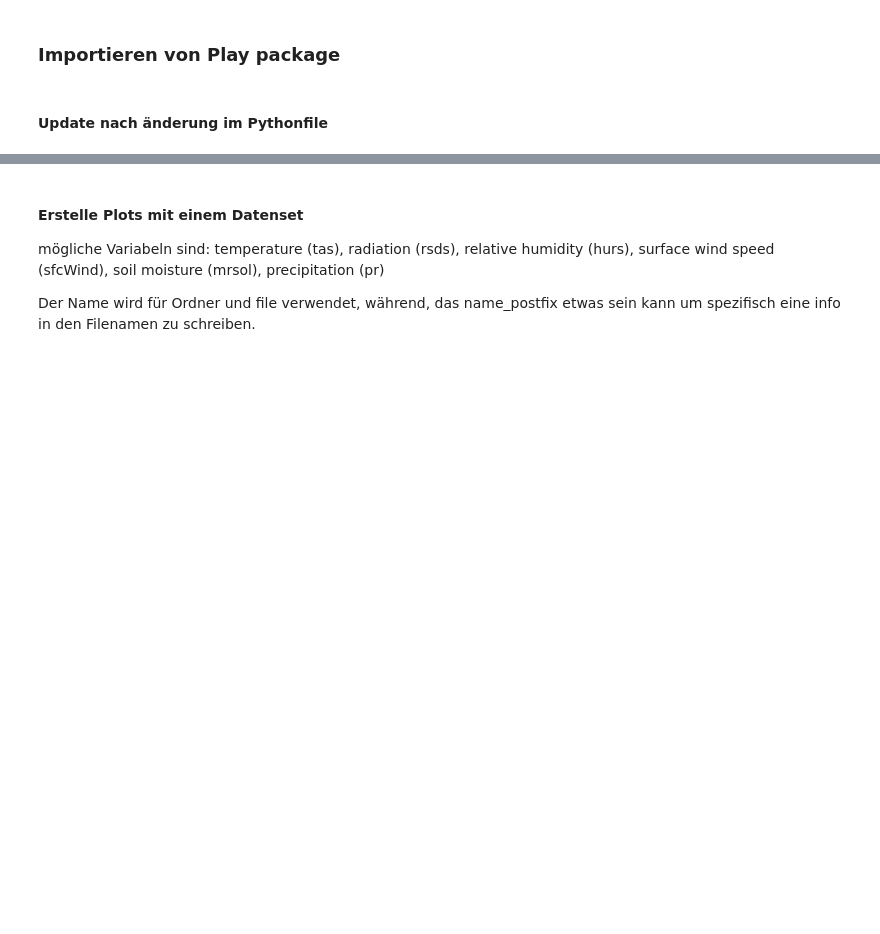
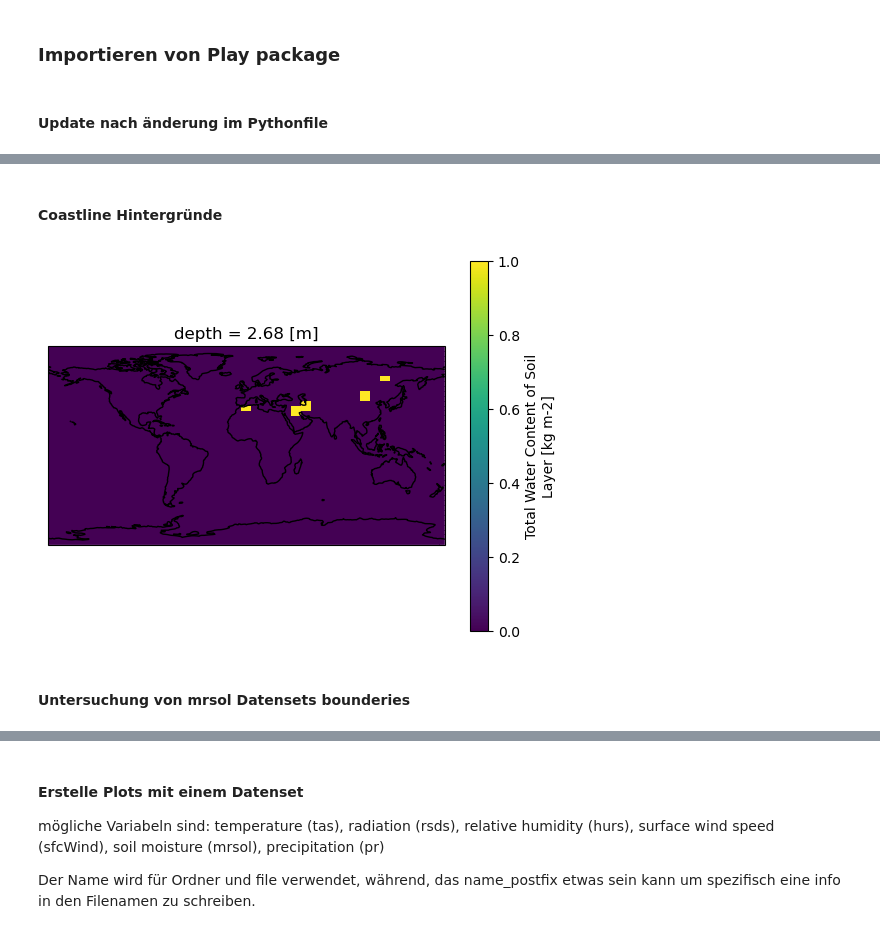
Before and after one commit to pjunghans1234/bachelorarbeit, a Jupyter notebook: Play_one_variable.ipynb, the cells around one changed output, grey strips where cells are left out. Cells and saved outputs as stored; diff of their text form; code cells hidden in the pictures; blank space fills up the shorter version.

```diff
--- a/Play_one_variable.ipynb
+++ b/Play_one_variable.ipynb
@@ -18,0 +37,22 @@ importlib.reload(Play.plot_one_var)
+# %% [markdown]
+#### Coastline Hintergründe
+# %%
+data_set = Play.shape_data.show_data_set("mrsol")
+data_arr = data_set["mrsol"]
+d = 3
+# %%
+fig, ax = plt.subplots(
+    subplot_kw={"projection": ccrs.PlateCarree()}
+)
+
+((data_arr.isel(depth=d) <= 0).any(dim="time").astype(int)
+ - (data_arr.isel(depth=d) <= 0).all(dim="time").astype(int)
+).plot(ax=ax)
+
+ax.coastlines()
+
+plt.show()
+# %% [output]
+[figure, added]
+# %% [markdown]
+#### Untersuchung von mrsol Datensets bounderies
```
Also changed, not shown: parts of 11 cells of this notebook, 4 other files.
